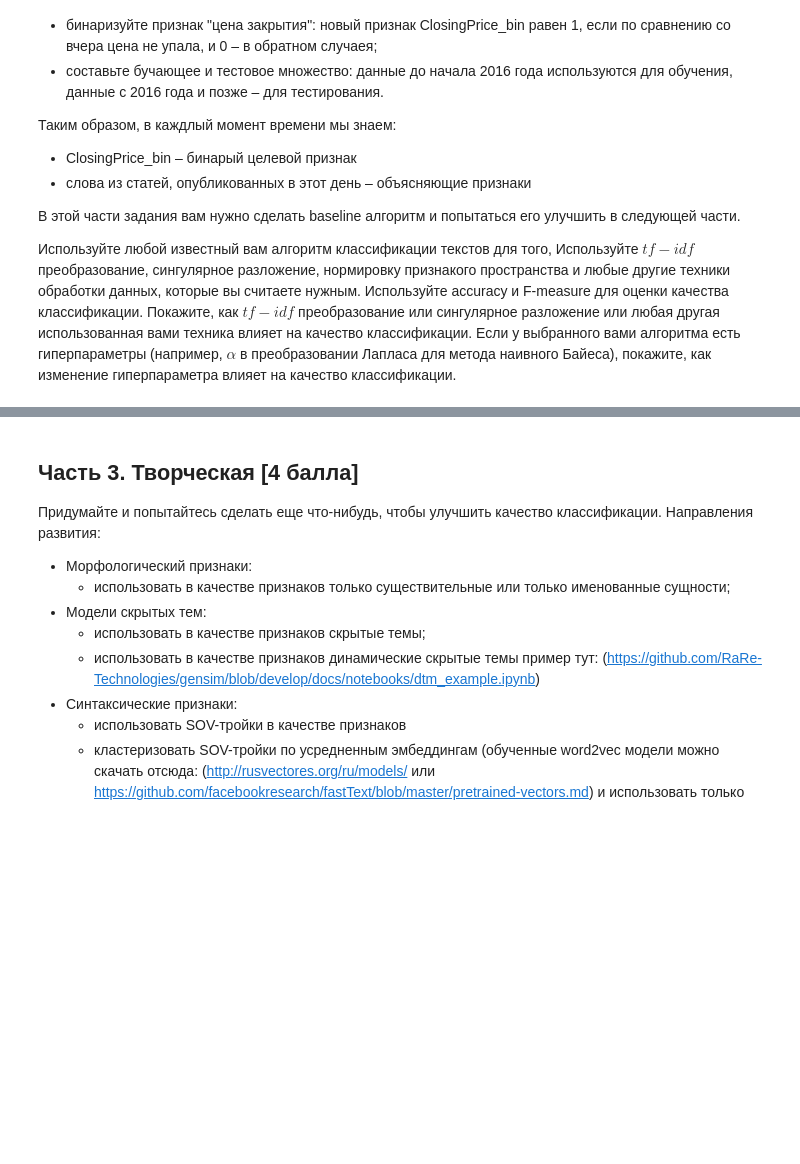
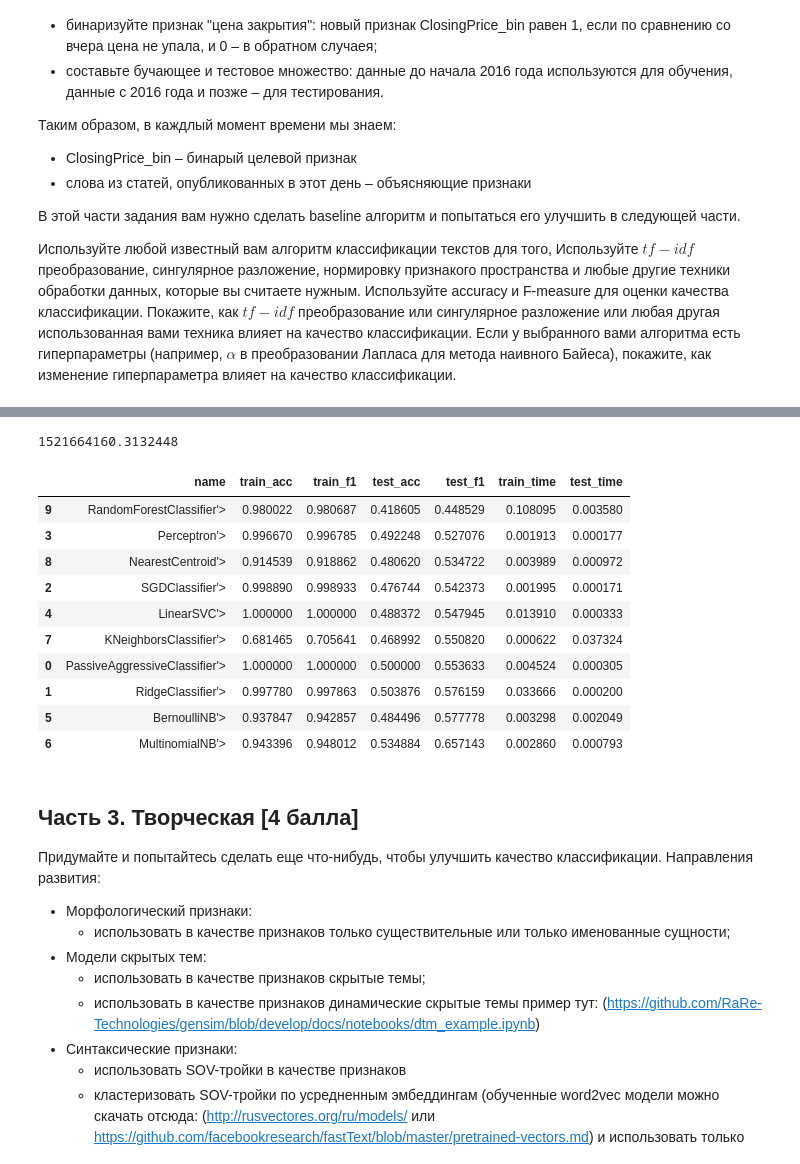
Before and after one commit to Sinopsys/group-hw-ida-2018, a Jupyter notebook: hw_2_prices/HW2-Kupriyanov-Rakhmatullin-Danilin.ipynb, the cells around one changed output, grey strips where cells are left out. Drawn from its saved outputs; the diff is of its cells as text; code cells hidden in the pictures; blank space fills up the shorter version.

```diff
--- a/hw_2_prices/HW2-Kupriyanov-Rakhmatullin-Danilin.ipynb
+++ b/hw_2_prices/HW2-Kupriyanov-Rakhmatullin-Danilin.ipynb
@@ -337,0 +412,3 @@ df[df['text'].str.contains(u'санкц', regex=True, na=False)]
+# %%
+x_train = tf.transform(x_train)
+x_test = tf.transform(x_test)
@@ -337,0 +422,15 @@ df[df['text'].str.contains(u'санкц', regex=True, na=False)]
+# %%
+time()
+# %% [output]
+1521664160.3132448
+# %%
+def bench(clf, x_tr, y_tr, x_te, y_te):
+    start = time()
+    clf.fit(x_tr, y_tr)
+    mid = time()
+    y_tr_pred = clf.predict(x_tr)
+    y_te_pred = clf.predict(x_te)
+    end = time()
+    return accuracy_score(y_tr, y_tr_pred), f1_score(y_tr, y_tr_pred),\
+            accuracy_score(y_te, y_te_pred), f1_score(y_te, y_te_pred),\
+            mid - start, (end - mid) / 2.0
@@ -338,3 +443,31 @@ df[df['text'].str.contains(u'санкц', regex=True, na=False)]
+# %%
+clf_lst = [PassiveAggressiveClassifier, RidgeClassifier, SGDClassifier,\
+           Perceptron, LinearSVC, BernoulliNB, MultinomialNB,
+          KNeighborsClassifier, NearestCentroid, RandomForestClassifier]
+# %%
+reses = []
+for clf in clf_lst:
+    clf_name = str(clf).split('.')[-1]
+#     print('Started', clf_name )
+    res = [clf_name]
+    res += list(bench(clf(), x_train, y_train, x_test, y_test))
+    reses.append(res)
+#     print('Ended', clf_name )
+# %%
+df_res = pd.DataFrame(reses, columns=['name', 'train_acc', 'train_f1', 'test_acc', 'test_f1', 'train_time', 'test_time'])
+df_res.sort_values(by='test_f1')
+# %% [output]
+|  | name | train_acc | train_f1 | test_acc | test_f1 | train_time | test_time |
+| 9 | RandomForestClassifier'> | 0.980022 | 0.980687 | 0.418605 | 0.448529 | 0.108095 | 0.003580 |
+| 3 | Perceptron'> | 0.996670 | 0.996785 | 0.492248 | 0.527076 | 0.001913 | 0.000177 |
+| 8 | NearestCentroid'> | 0.914539 | 0.918862 | 0.480620 | 0.534722 | 0.003989 | 0.000972 |
+| 2 | SGDClassifier'> | 0.998890 | 0.998933 | 0.476744 | 0.542373 | 0.001995 | 0.000171 |
+| 4 | LinearSVC'> | 1.000000 | 1.000000 | 0.488372 | 0.547945 | 0.013910 | 0.000333 |
+| 7 | KNeighborsClassifier'> | 0.681465 | 0.705641 | 0.468992 | 0.550820 | 0.000622 | 0.037324 |
+| 0 | PassiveAggressiveClassifier'> | 1.000000 | 1.000000 | 0.500000 | 0.553633 | 0.004524 | 0.000305 |
+| 1 | RidgeClassifier'> | 0.997780 | 0.997863 | 0.503876 | 0.576159 | 0.033666 | 0.000200 |
+| 5 | BernoulliNB'> | 0.937847 | 0.942857 | 0.484496 | 0.577778 | 0.003298 | 0.002049 |
+| 6 | MultinomialNB'> | 0.943396 | 0.948012 | 0.534884 | 0.657143 | 0.002860 | 0.000793 |
 # %% [markdown]
 ## Часть 3. Творческая [4 балла]
 Придумайте и попытайтесь сделать еще что-нибудь, чтобы улучшить качество классификации.
```
Also changed, not shown: parts of 21 cells of this notebook.
